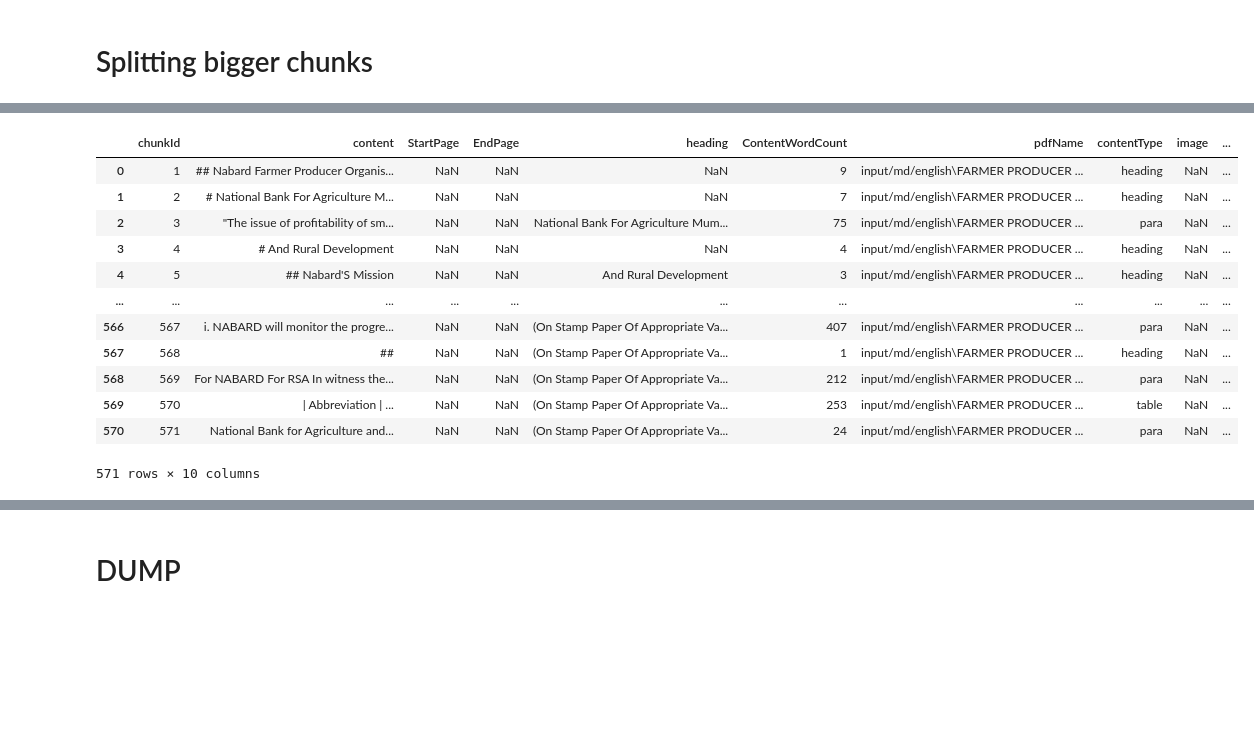
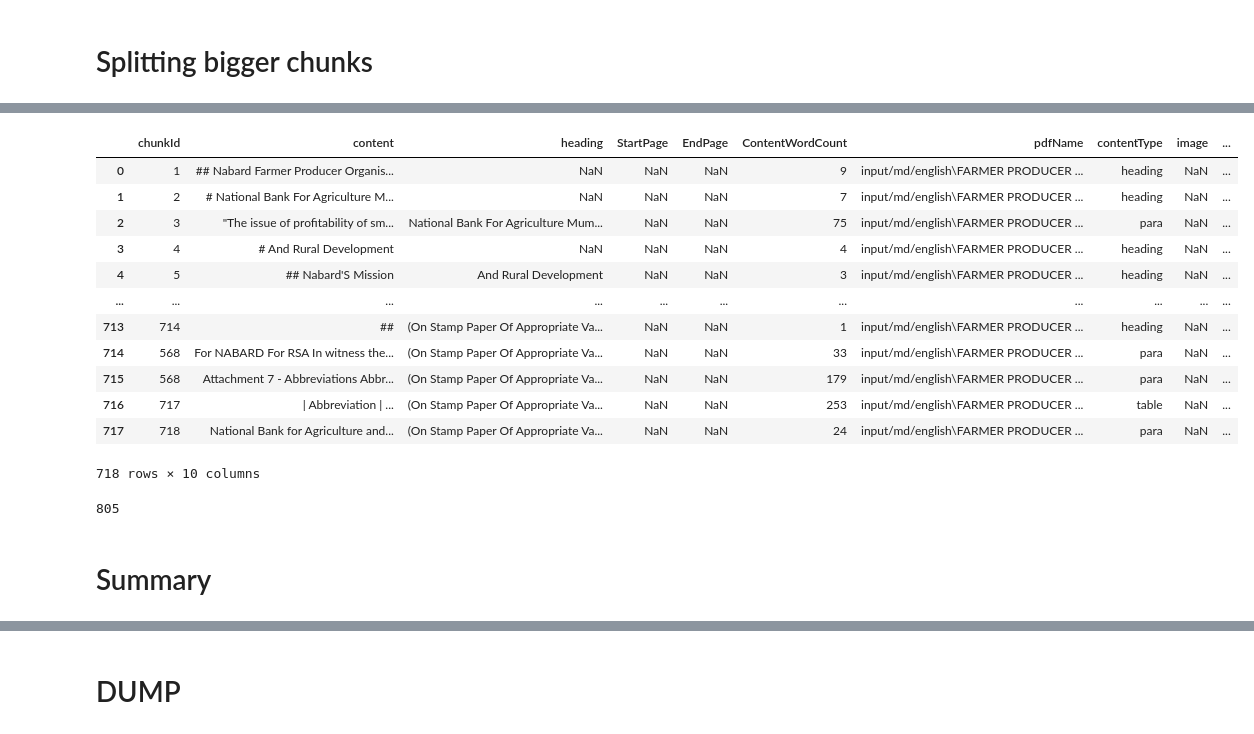
Before and after one commit to rachitavya/PDF-Parser, a Jupyter notebook: md_to_csv.ipynb, the cells around one changed output, grey strips where cells are left out. Cells and saved outputs as stored; diff of their text form; code cells hidden in the pictures; blank space fills up the shorter version.

```diff
--- a/md_to_csv.ipynb
+++ b/md_to_csv.ipynb
@@ -577,2 +492,2 @@ new_df = pd.DataFrame(new_rows)
 # %%
-new_df.to_csv('output.csv')
+new_d=split_chunks(df)
@@ -579,16 +512,16 @@ new_df.to_csv('output.csv')
 # %%
-df
+new_d
 # %% [output]
-|  | chunkId | content | StartPage | EndPage | heading | ContentWordCount | pdfName | contentType | image | ... |
+|  | chunkId | content | heading | StartPage | EndPage | ContentWordCount | pdfName | contentType | image | ... |
 | 0 | 1 | ## Nabard Farmer Producer Organis... | NaN | NaN | NaN | 9 | input/md/english\FARMER PRODUCER ... | heading | NaN | ... |
 | 1 | 2 | # National Bank For Agriculture M... | NaN | NaN | NaN | 7 | input/md/english\FARMER PRODUCER ... | heading | NaN | ... |
-| 2 | 3 | "The issue of profitability of sm... | NaN | NaN | National Bank For Agriculture Mum... | 75 | input/md/english\FARMER PRODUCER ... | para | NaN | ... |
+| 2 | 3 | "The issue of profitability of sm... | National Bank For Agriculture Mum... | NaN | NaN | 75 | input/md/english\FARMER PRODUCER ... | para | NaN | ... |
 | 3 | 4 | # And Rural Development | NaN | NaN | NaN | 4 | input/md/english\FARMER PRODUCER ... | heading | NaN | ... |
-| 4 | 5 | ## Nabard'S Mission | NaN | NaN | And Rural Development | 3 | input/md/english\FARMER PRODUCER ... | heading | NaN | ... |
+| 4 | 5 | ## Nabard'S Mission | And Rural Development | NaN | NaN | 3 | input/md/english\FARMER PRODUCER ... | heading | NaN | ... |
 | ... | ... | ... | ... | ... | ... | ... | ... | ... | ... | ... |
-| 566 | 567 | i. NABARD will monitor the progre... | NaN | NaN | (On Stamp Paper Of Appropriate Va... | 407 | input/md/english\FARMER PRODUCER ... | para | NaN | ... |
-| 567 | 568 | ## | NaN | NaN | (On Stamp Paper Of Appropriate Va... | 1 | input/md/english\FARMER PRODUCER ... | heading | NaN | ... |
-| 568 | 569 | For NABARD For RSA In witness the... | NaN | NaN | (On Stamp Paper Of Appropriate Va... | 212 | input/md/english\FARMER PRODUCER ... | para | NaN | ... |
-| 569 | 570 | | Abbreviation | ... | NaN | NaN | (On Stamp Paper Of Appropriate Va... | 253 | input/md/english\FARMER PRODUCER ... | table | NaN | ... |
-| 570 | 571 | National Bank for Agriculture and... | NaN | NaN | (On Stamp Paper Of Appropriate Va... | 24 | input/md/english\FARMER PRODUCER ... | para | NaN | ... |
+| 713 | 714 | ## | (On Stamp Paper Of Appropriate Va... | NaN | NaN | 1 | input/md/english\FARMER PRODUCER ... | heading | NaN | ... |
+| 714 | 568 | For NABARD For RSA In witness the... | (On Stamp Paper Of Appropriate Va... | NaN | NaN | 33 | input/md/english\FARMER PRODUCER ... | para | NaN | ... |
+| 715 | 568 | Attachment 7 - Abbreviations Abbr... | (On Stamp Paper Of Appropriate Va... | NaN | NaN | 179 | input/md/english\FARMER PRODUCER ... | para | NaN | ... |
+| 716 | 717 | | Abbreviation | ... | (On Stamp Paper Of Appropriate Va... | NaN | NaN | 253 | input/md/english\FARMER PRODUCER ... | table | NaN | ... |
+| 717 | 718 | National Bank for Agriculture and... | (On Stamp Paper Of Appropriate Va... | NaN | NaN | 24 | input/md/english\FARMER PRODUCER ... | para | NaN | ... |
-571 rows × 10 columns
+718 rows × 10 columns
@@ -594,0 +532,6 @@ df
+# %%
+len(a)
+# %% [output]
+805
+# %% [markdown]
+# Summary
```
Also changed, not shown: parts of 11 cells of this notebook, 17 other files.
